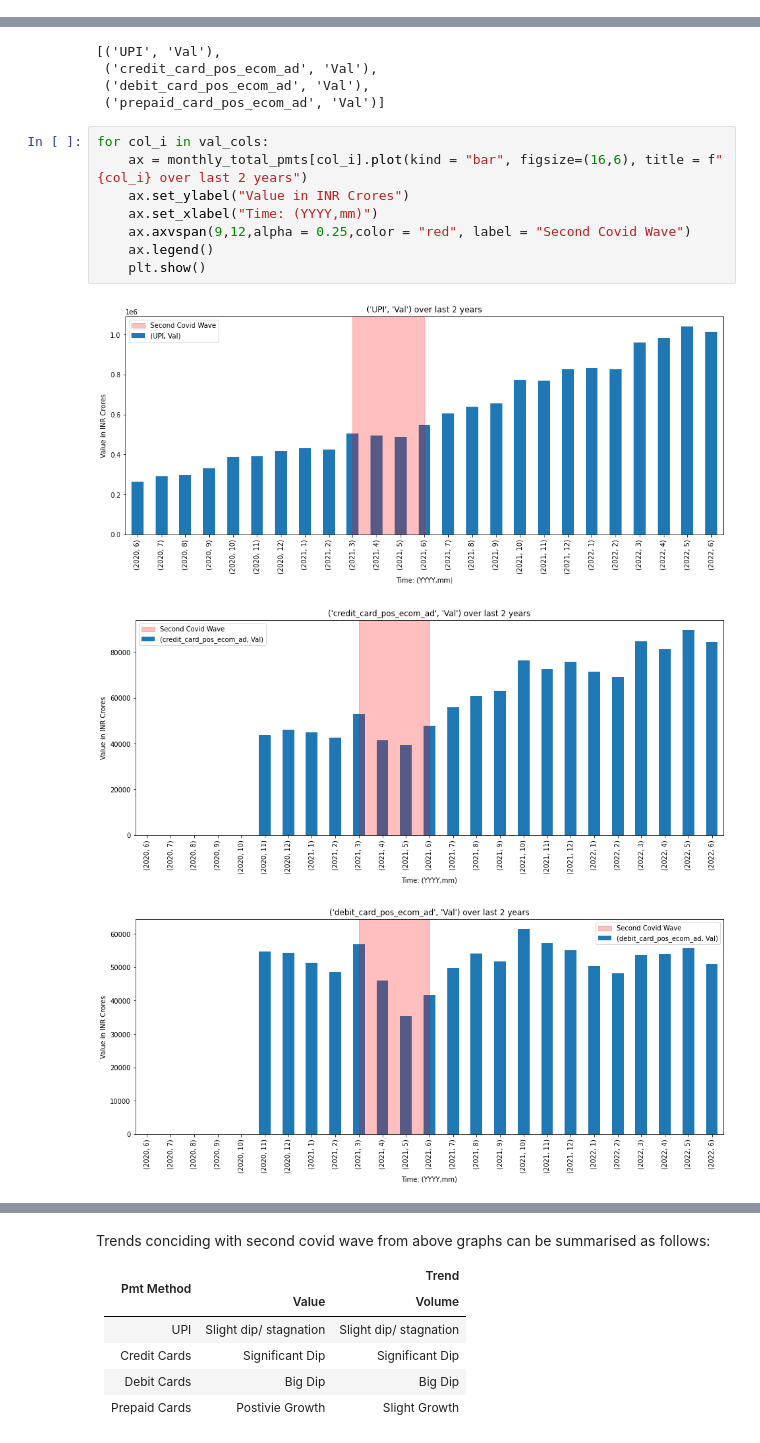
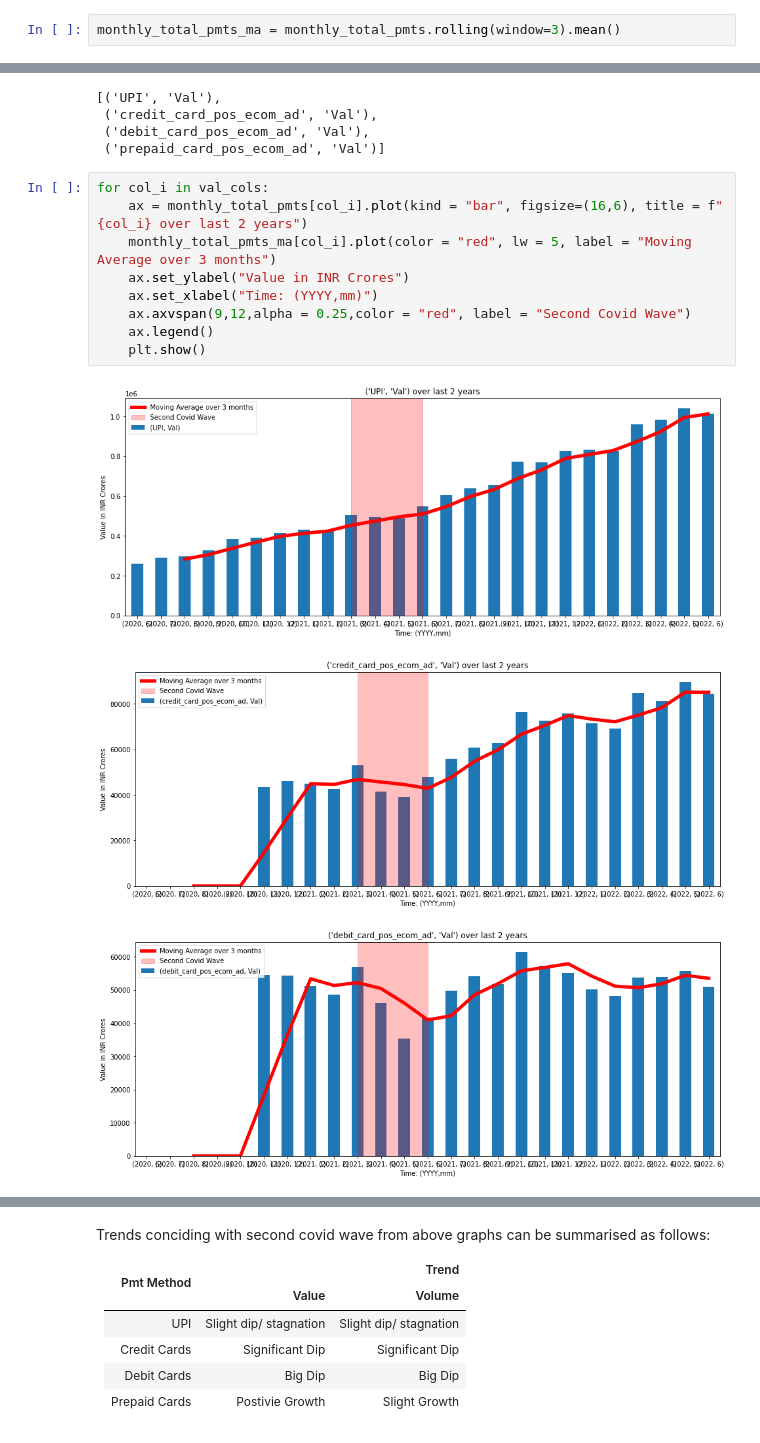
Before and after one commit to ashish1610dhiman/rbi_pmts_data, a Jupyter notebook: notebooks/b.0_ques1_analysis.ipynb, the cells around one changed output, grey strips where cells are left out. Drawn from its saved outputs; the diff is of its cells as text.

```diff
--- a/notebooks/b.0_ques1_analysis.ipynb
+++ b/notebooks/b.0_ques1_analysis.ipynb
@@ -230,6 +230,8 @@ monthly_total_pmts
 |  | 4 | 9.835734e+05 | 55843.88000 | 81363.643431 | 1734.27419 | 53856.726885 | 2836.87768 | ... |
 |  | 5 | 1.040221e+06 | 59462.89000 | 89604.388284 | 1881.81694 | 55779.095849 | 2903.93120 | ... |
 |  | 6 | 1.014413e+06 | 58629.08000 | 84434.616850 | 1807.18455 | 50904.525447 | 2690.23253 | ... |
+# %%
+monthly_total_pmts_ma = monthly_total_pmts.rolling(window=3).mean()
 # %%
 val_cols = [x for x in monthly_total_pmts.columns if x[1] == "Val"]
 vol_cols = [x for x in monthly_total_pmts.columns if x[1] == "Vol"]
@@ -263,12 +265,13 @@ val_cols
 # %%
 for col_i in val_cols:
     ax = monthly_total_pmts[col_i].plot(kind = "bar", figsize=(16,6), title = f"{col_i} over last 2 years")
+    monthly_total_pmts_ma[col_i].plot(color = "red", lw = 5, label = "Moving Average over 3 months")
     ax.set_ylabel("Value in INR Crores")
     ax.set_xlabel("Time: (YYYY,mm)")
     ax.axvspan(9,12,alpha = 0.25,color = "red", label = "Second Covid Wave")
     ax.legend()
     plt.show()
 # %% [output]
-[figure, old version]
+[figure, new version]
-[figure, old version]
+[figure, new version]
-[figure, old version]
+[figure, new version]
```
Also changed, not shown: parts of 7 cells of this notebook, 1 other file.
